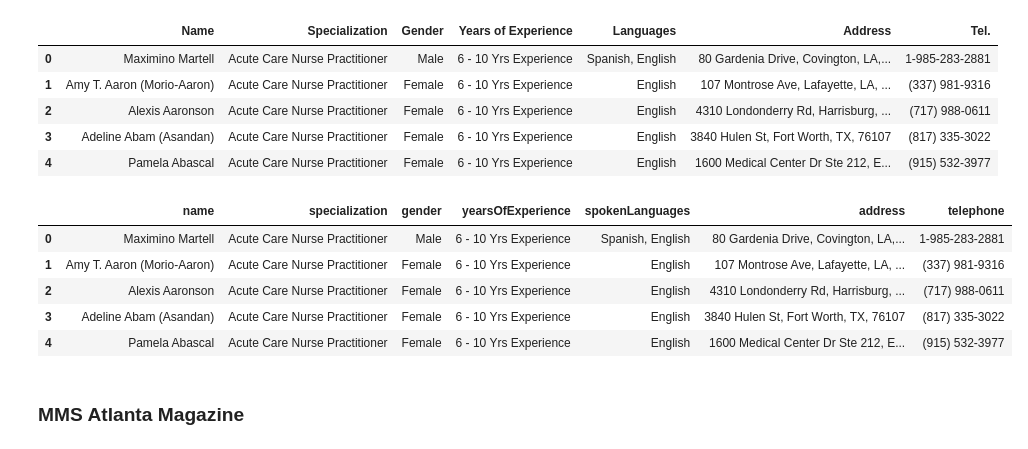
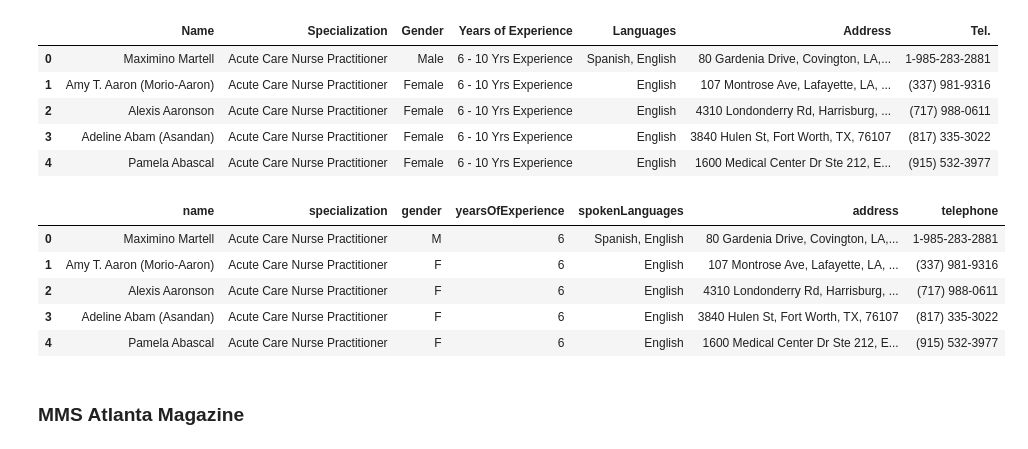
Before and after one commit to samuel-esp/IngDati-Progetto, a Jupyter notebook: SchemaAlignmentProfessionisti.ipynb, the cells around one changed output. Drawn from its saved outputs; the diff is of its cells as text; code cells hidden in the pictures.

```diff
--- a/SchemaAlignmentProfessionisti.ipynb
+++ b/SchemaAlignmentProfessionisti.ipynb
@@ -25,3 +27,9 @@ Requirement already satisfied: numpy in /opt/anaconda3/lib/python3.8/site-packag
+# %%
+def gender(gender):
+    if (gender=='Male'):
+        return 'M'
+    elif (gender=='Female'):
+        return 'F'
 # %% [markdown]
 ### Querynator Zocdoc
 # %%
@@ -225,20 +237,22 @@ hpdottori.head()
 # %%
 hpdottori.rename(columns={'Name':'name'}, inplace=True)
 hpdottori.rename(columns={'Specialization':'specialization'}, inplace=True)
 hpdottori.rename(columns={'Languages':'spokenLanguages'}, inplace=True)
 hpdottori.rename(columns={'Rating':'rating'}, inplace=True)
 hpdottori.rename(columns={'Years of Experience':'yearsOfExperience'}, inplace=True)
 hpdottori.rename(columns={'Gender':'gender'}, inplace=True)
 hpdottori.rename(columns={'Address':'address'}, inplace=True)
 hpdottori.rename(columns={'Tel.':'telephone'}, inplace=True)
+hpdottori['yearsOfExperience'] = hpdottori['yearsOfExperience'].str[0:1]
+hpdottori['gender']= hpdottori.apply(lambda x: gender(x['gender']), axis=1)
 hpdottori.head()
 # %% [output]
 |  | name | specialization | gender | yearsOfExperience | spokenLanguages | address | telephone |
-| 0 | Maximino Martell | Acute Care Nurse Practitioner | Male | 6 - 10 Yrs Experience | Spanish, English | 80 Gardenia Drive, Covington, LA,... | 1-985-283-2881 |
-| 1 | Amy T. Aaron (Morio-Aaron) | Acute Care Nurse Practitioner | Female | 6 - 10 Yrs Experience | English | 107 Montrose Ave, Lafayette, LA, ... | (337) 981-9316 |
-| 2 | Alexis Aaronson | Acute Care Nurse Practitioner | Female | 6 - 10 Yrs Experience | English | 4310 Londonderry Rd, Harrisburg, ... | (717) 988-0611 |
-| 3 | Adeline Abam (Asandan) | Acute Care Nurse Practitioner | Female | 6 - 10 Yrs Experience | English | 3840 Hulen St, Fort Worth, TX, 76107 | (817) 335-3022 |
-| 4 | Pamela Abascal | Acute Care Nurse Practitioner | Female | 6 - 10 Yrs Experience | English | 1600 Medical Center Dr Ste 212, E... | (915) 532-3977 |
+| 0 | Maximino Martell | Acute Care Nurse Practitioner | M | 6 | Spanish, English | 80 Gardenia Drive, Covington, LA,... | 1-985-283-2881 |
+| 1 | Amy T. Aaron (Morio-Aaron) | Acute Care Nurse Practitioner | F | 6 | English | 107 Montrose Ave, Lafayette, LA, ... | (337) 981-9316 |
+| 2 | Alexis Aaronson | Acute Care Nurse Practitioner | F | 6 | English | 4310 Londonderry Rd, Harrisburg, ... | (717) 988-0611 |
+| 3 | Adeline Abam (Asandan) | Acute Care Nurse Practitioner | F | 6 | English | 3840 Hulen St, Fort Worth, TX, 76107 | (817) 335-3022 |
+| 4 | Pamela Abascal | Acute Care Nurse Practitioner | F | 6 | English | 1600 Medical Center Dr Ste 212, E... | (915) 532-3977 |
 # %% [markdown]
 ### MMS Atlanta Magazine
 # %%
```
Also changed, not shown: parts of 8 cells of this notebook, 2 other files.
